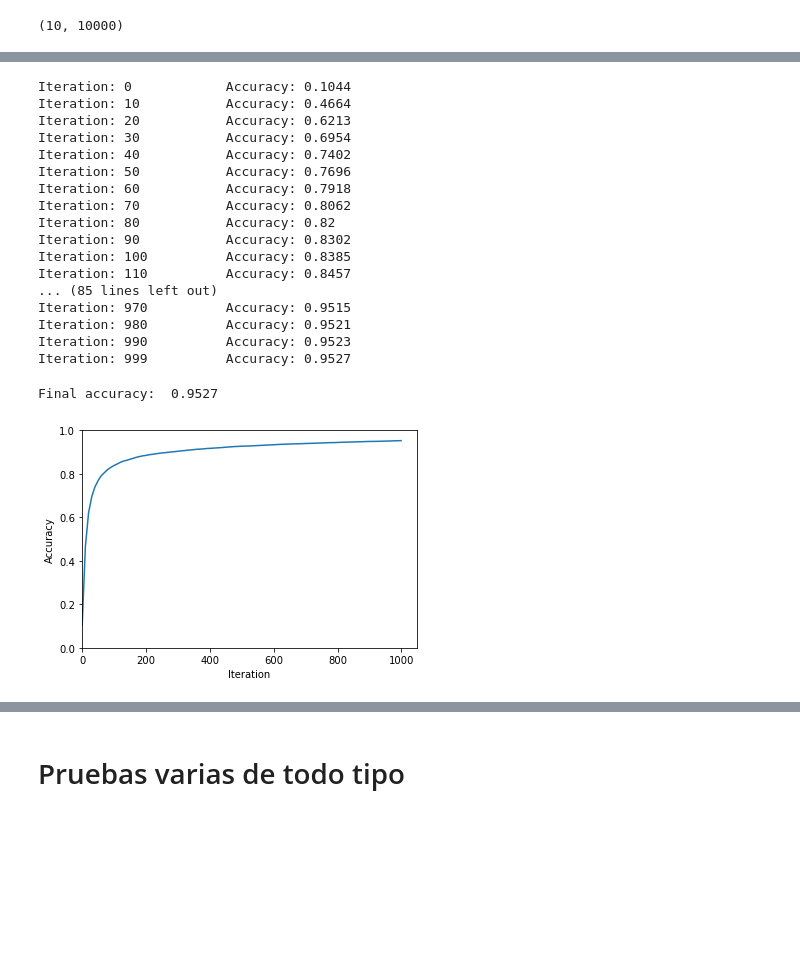
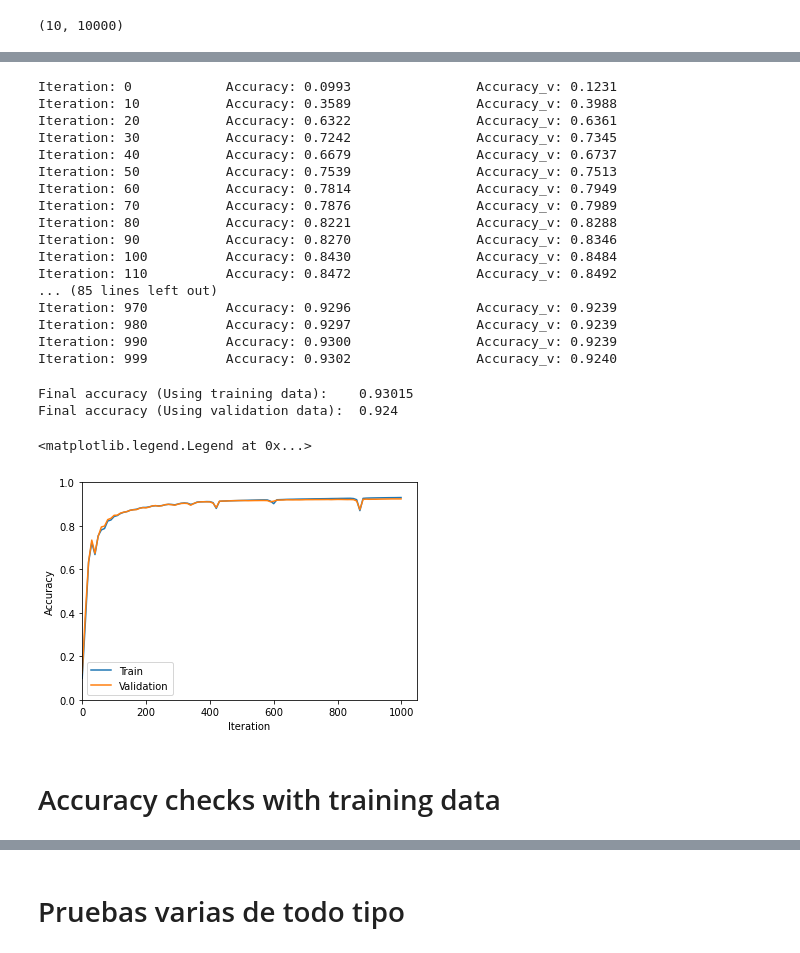
Before and after one commit to ivianrr/toy-neural-network, a Jupyter notebook: mininetwork.ipynb, the cells around one changed output, grey strips where cells are left out. Cells and saved outputs as stored; diff of their text form; code cells hidden in the pictures; blank space fills up the shorter version.

```diff
--- a/mininetwork.ipynb
+++ b/mininetwork.ipynb
@@ -52,7 +67,7 @@ It's natural, then, to represent our weights as a matrix of dimensions $n^{[l]}\
 Biases are simply constant terms added to each node of the following layer, so we can represent it as a matrix with dimensions $n^{[l]}\times 1$. Let's call these matrices $b^{[l]}$, so that $b^{[1]}$ and $b^{[2]}$ both have dimensions $10\times1$.
 # %%
 def init_params():
-    N_L1=100
+    N_L1=10
     N_L2=10
     W1 = np.random.rand(N_L1, 784) - 0.5
     b1 = np.random.rand(N_L1, 1) - 0.5
@@ -274,5 +288,5 @@ array([[3, 6, 6, ..., 1, 3, 6],
 # %%
-def gradient_descent(X,Y,alpha,iterations):
+def gradient_descent(X,Y,alpha,iterations,X_v=None,Y_v=None):
     W1, b1, W2, b2 =init_params()
     debug=[]
     for i in range(iterations):
@@ -282,43 +296,57 @@ def gradient_descent(X,Y,alpha,iterations):
 
         if i%10==0 or i==iterations-1:
             predictions=get_predictions(A2)
-            acc=get_accuracy(predictions,labels)
-            debug.append((i,acc))
-            print(f"Iteration: {i}\t\tAccuracy: {acc}")
+            acc=get_accuracy(predictions,Y)
+            acc_v=0
+            if X_v is not None and Y_v is not None:
+                _,_,_,A2_v = forward_prop(W1,b1,W2,b2,X_v)
+                predictions_v=get_predictions(A2_v)
+                acc_v=get_accuracy(predictions_v,Y_v)
+            debug.append((i,acc,acc_v))
+            print(f"Iteration: {i}\t\tAccuracy: {acc:.4f} \t\tAccuracy_v: {acc_v:.4f}")
 
     return W1,b1,W2,b2,debug
 # %%
-labels, data, _,_ =load_data()
-data=data.T
-W1,b1,W2,b2,debug=gradient_descent(data,labels,0.1,1000)
+labels_train, data_train, _,_ =load_data()
+data_train=data_train.T
+labels_validation, data_validation, _,_ =load_validation_data()
+data_validation=data_validation.T
+W1,b1,W2,b2,debug=gradient_descent(data_train,labels_train,0.1,1000,data_validation,labels_validation)
 # %% [output]
-Iteration: 0            Accuracy: 0.1044
-Iteration: 10           Accuracy: 0.4664
-Iteration: 20           Accuracy: 0.6213
-Iteration: 30           Accuracy: 0.6954
-Iteration: 40           Accuracy: 0.7402
-Iteration: 50           Accuracy: 0.7696
-Iteration: 60           Accuracy: 0.7918
-Iteration: 70           Accuracy: 0.8062
-Iteration: 80           Accuracy: 0.82
-Iteration: 90           Accuracy: 0.8302
-Iteration: 100          Accuracy: 0.8385
-Iteration: 110          Accuracy: 0.8457
+Iteration: 0            Accuracy: 0.0993                Accuracy_v: 0.1231
+Iteration: 10           Accuracy: 0.3589                Accuracy_v: 0.3988
+Iteration: 20           Accuracy: 0.6322                Accuracy_v: 0.6361
+Iteration: 30           Accuracy: 0.7242                Accuracy_v: 0.7345
+Iteration: 40           Accuracy: 0.6679                Accuracy_v: 0.6737
+Iteration: 50           Accuracy: 0.7539                Accuracy_v: 0.7513
+Iteration: 60           Accuracy: 0.7814                Accuracy_v: 0.7949
+Iteration: 70           Accuracy: 0.7876                Accuracy_v: 0.7989
+Iteration: 80           Accuracy: 0.8221                Accuracy_v: 0.8288
+Iteration: 90           Accuracy: 0.8270                Accuracy_v: 0.8346
+Iteration: 100          Accuracy: 0.8430                Accuracy_v: 0.8484
+Iteration: 110          Accuracy: 0.8472                Accuracy_v: 0.8492
 ... (85 lines left out)
-Iteration: 970          Accuracy: 0.9515
-Iteration: 980          Accuracy: 0.9521
-Iteration: 990          Accuracy: 0.9523
-Iteration: 999          Accuracy: 0.9527
+Iteration: 970          Accuracy: 0.9296                Accuracy_v: 0.9239
+Iteration: 980          Accuracy: 0.9297                Accuracy_v: 0.9239
+Iteration: 990          Accuracy: 0.9300                Accuracy_v: 0.9239
+Iteration: 999          Accuracy: 0.9302                Accuracy_v: 0.9240
 # %%
-x,y=zip(*debug)
-plt.plot(x,y)
+x,y1,y2=zip(*debug)
+plt.plot(x,y1)
+plt.plot(x,y2)
 plt.xlabel("Iteration")
 plt.ylabel("Accuracy")
 ax = plt.gca()
 ax.set_xlim([0, None])
 ax.set_ylim([0, 1])
-print("Final accuracy: ",y[-1])
+print("Final accuracy (Using training data):\t",y1[-1])
+print("Final accuracy (Using validation data):\t",y2[-1])
+ax.legend(["Train","Validation"])
 # %% [output]
-Final accuracy:  0.9527
+Final accuracy (Using training data):    0.93015
+Final accuracy (Using validation data):  0.924
+<matplotlib.legend.Legend at 0x...>
-[figure, old version]
+[figure, new version]
+# %% [markdown]
+# Accuracy checks with training data
 # %%
```
Also changed, not shown: parts of 14 cells of this notebook.
